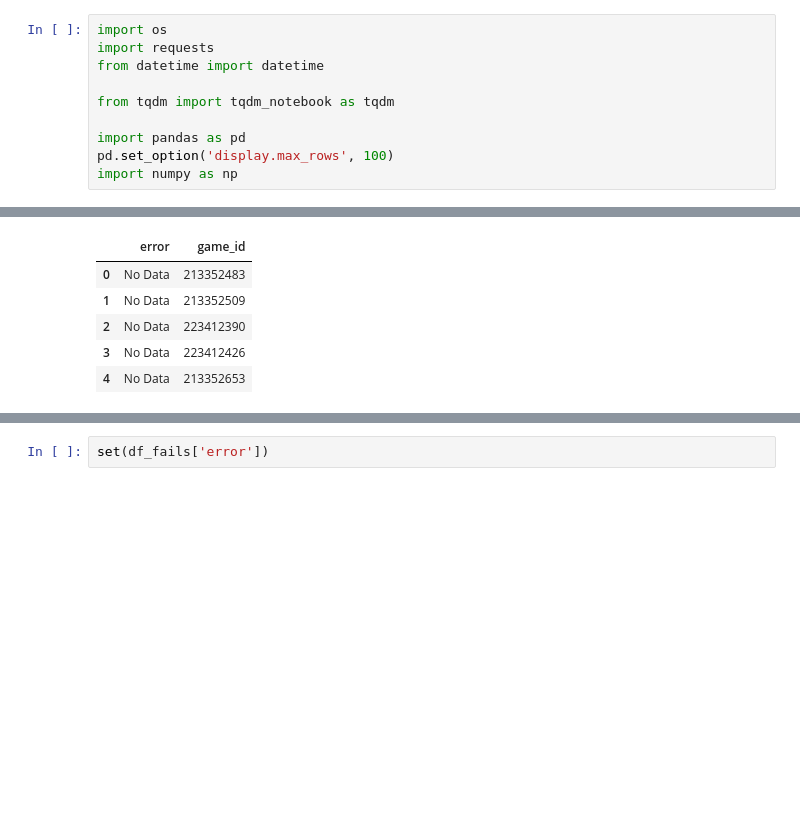
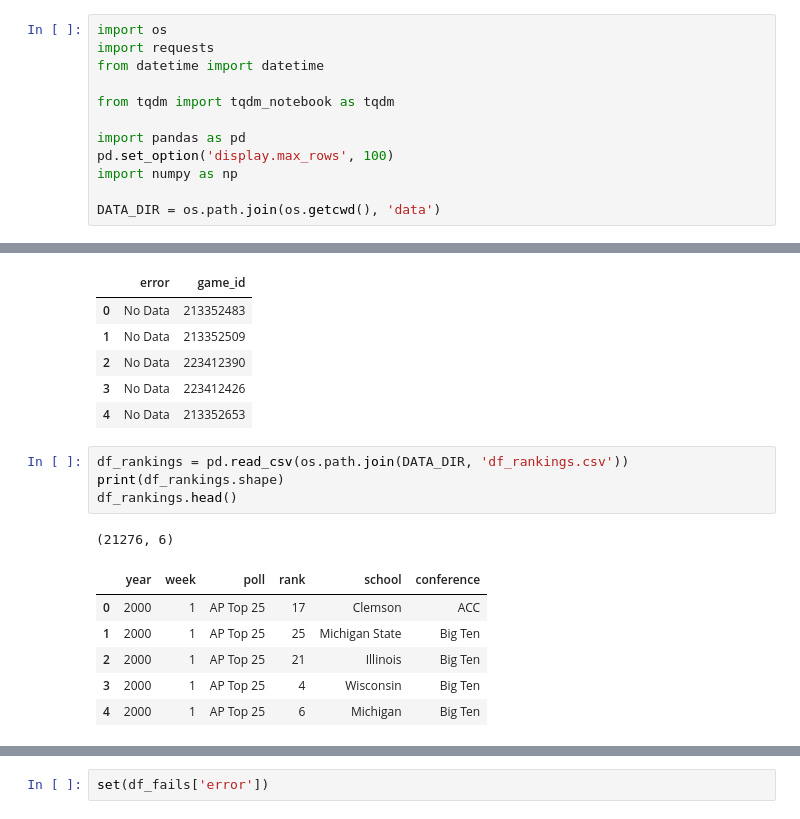
Before and after one commit to spwhite1337/sports-bettors, a Jupyter notebook: Untitled.ipynb, the cells around one changed output, grey strips where cells are left out. Drawn from its saved outputs; the diff is of its cells as text; blank space fills up the shorter version.

```diff
--- a/Untitled.ipynb
+++ b/Untitled.ipynb
@@ -8,6 +8,8 @@ from tqdm import tqdm_notebook as tqdm
 import pandas as pd
 pd.set_option('display.max_rows', 100)
 import numpy as np
+
+DATA_DIR = os.path.join(os.getcwd(), 'data')
 # %%
 df_fails = pd.read_csv(os.path.join(DATA_DIR, 'df_failed_stats.csv'))
 df_fails.shape
@@ -22,3 +24,15 @@ df_fails.head()
 | 2 | No Data | 223412390 |
 | 3 | No Data | 223412426 |
 | 4 | No Data | 213352653 |
+# %%
+df_rankings = pd.read_csv(os.path.join(DATA_DIR, 'df_rankings.csv'))
+print(df_rankings.shape)
+df_rankings.head()
+# %% [output]
+(21276, 6)
+|  | year | week | poll | rank | school | conference |
+| 0 | 2000 | 1 | AP Top 25 | 17 | Clemson | ACC |
+| 1 | 2000 | 1 | AP Top 25 | 25 | Michigan State | Big Ten |
+| 2 | 2000 | 1 | AP Top 25 | 21 | Illinois | Big Ten |
+| 3 | 2000 | 1 | AP Top 25 | 4 | Wisconsin | Big Ten |
+| 4 | 2000 | 1 | AP Top 25 | 6 | Michigan | Big Ten |
```
Also changed, not shown: parts of 3 cells of this notebook, 2 other files.
